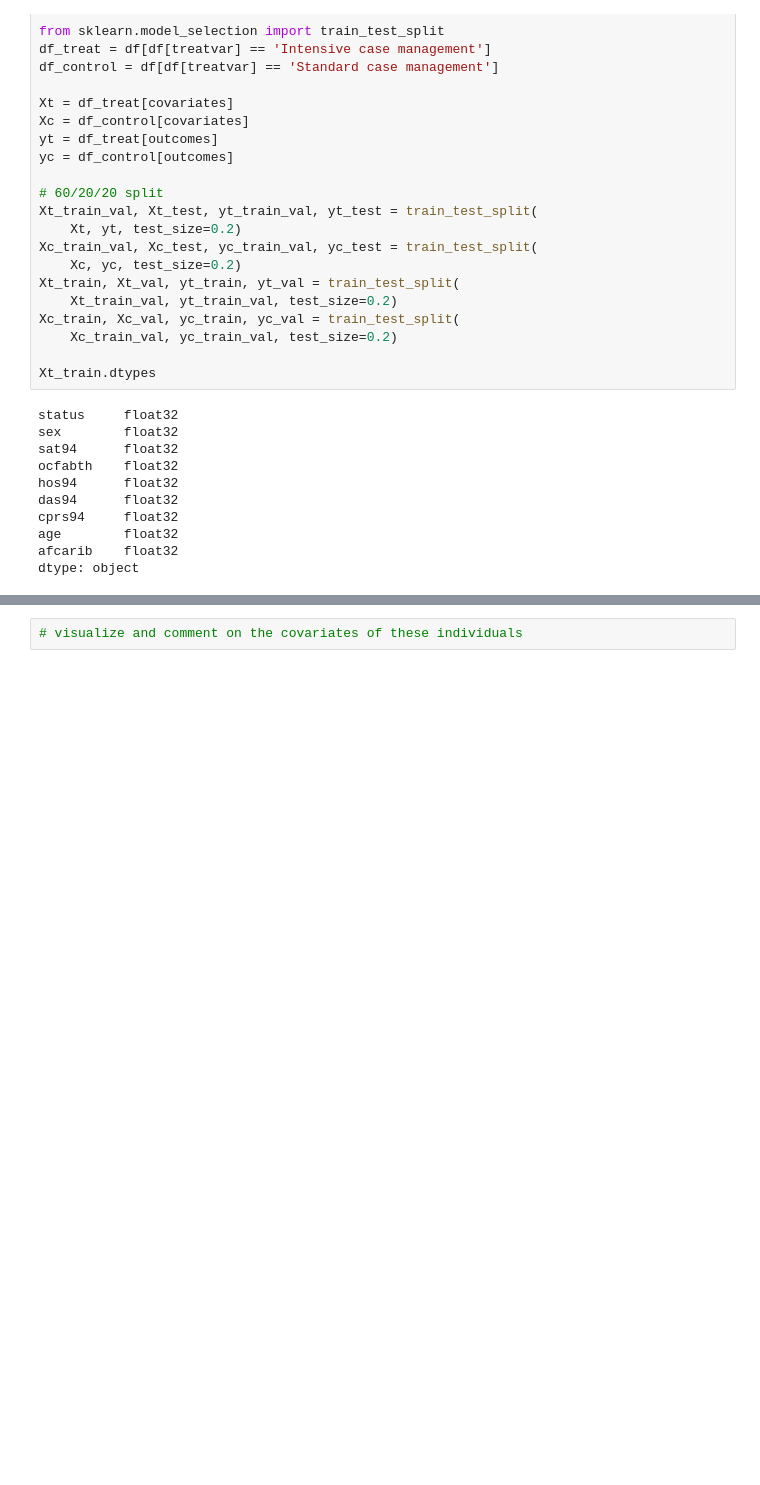
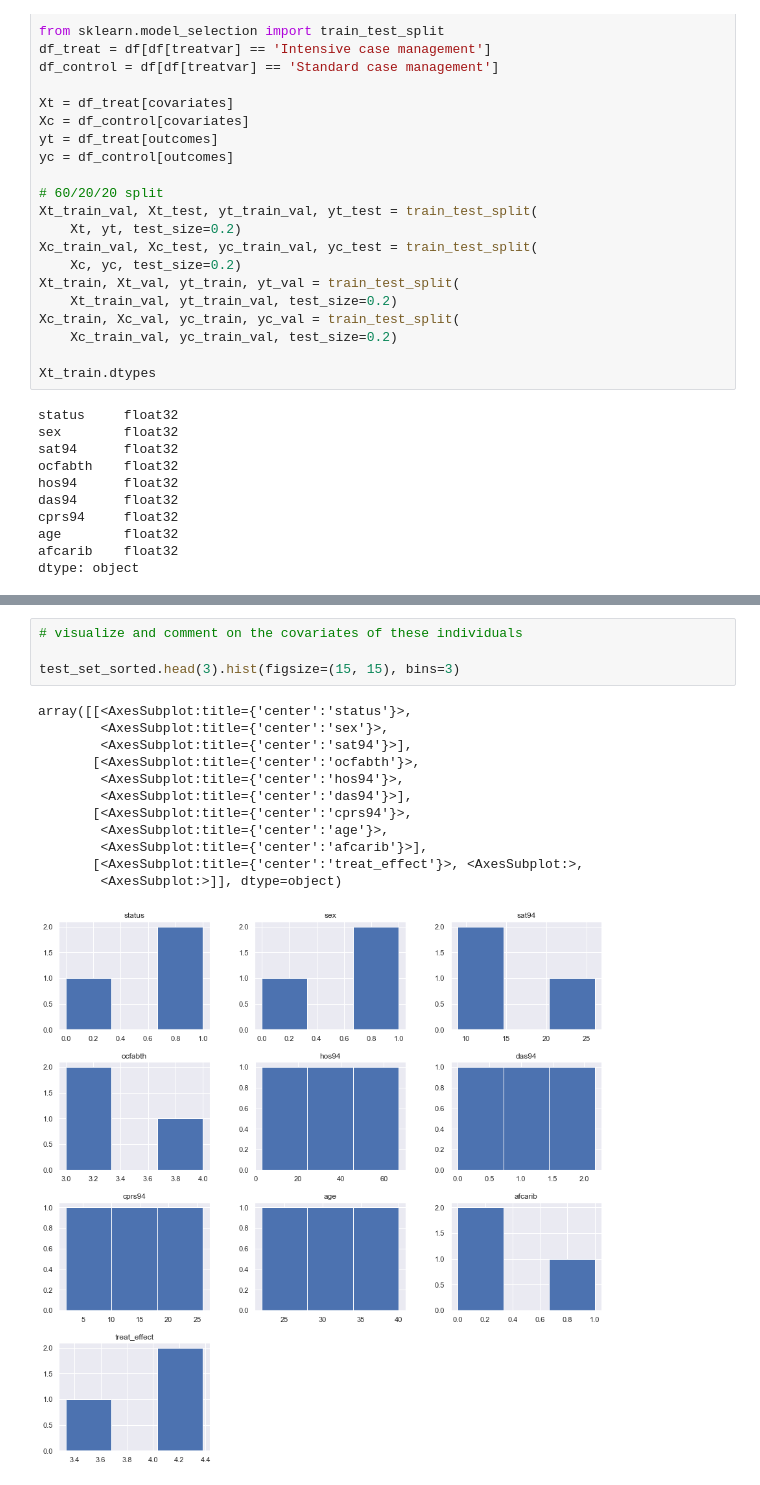
Before and after one commit to fedj99/robot_judge_2021, a Jupyter notebook: homeworks/HW07.ipynb, the cells around one changed output, grey strips where cells are left out. Cells and saved outputs as stored; diff of their text form; blank space fills up the shorter version.

```diff
--- a/homeworks/HW07.ipynb
+++ b/homeworks/HW07.ipynb
@@ -304,2 +339,17 @@ test_set.sort_values('treat_effect',ascending=False).head(3)
 # %%
 # visualize and comment on the covariates of these individuals
+
+test_set_sorted.head(3).hist(figsize=(15, 15), bins=3)
+# %% [output]
+array([[<AxesSubplot:title={'center':'status'}>,
+        <AxesSubplot:title={'center':'sex'}>,
+        <AxesSubplot:title={'center':'sat94'}>],
+       [<AxesSubplot:title={'center':'ocfabth'}>,
+        <AxesSubplot:title={'center':'hos94'}>,
+        <AxesSubplot:title={'center':'das94'}>],
+       [<AxesSubplot:title={'center':'cprs94'}>,
+        <AxesSubplot:title={'center':'age'}>,
+        <AxesSubplot:title={'center':'afcarib'}>],
+       [<AxesSubplot:title={'center':'treat_effect'}>, <AxesSubplot:>,
+        <AxesSubplot:>]], dtype=object)
+[figure, added]
```
Also changed, not shown: parts of 4 cells of this notebook.
